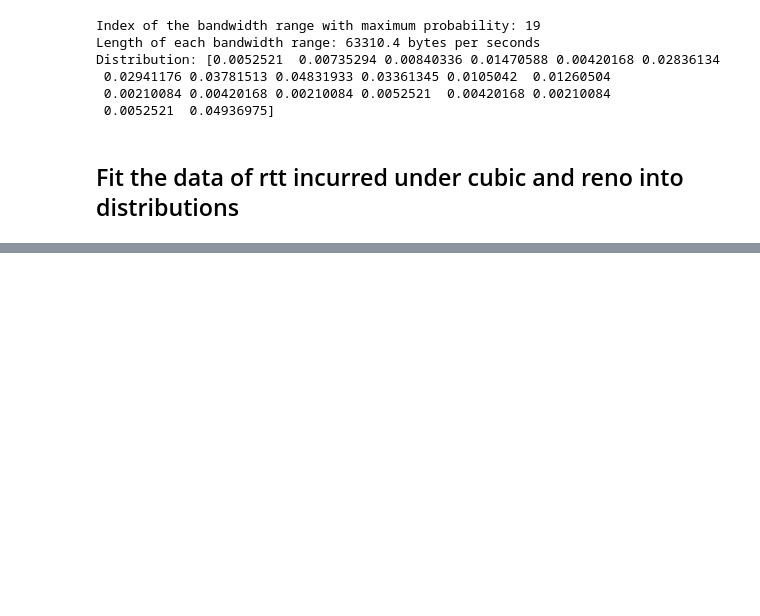
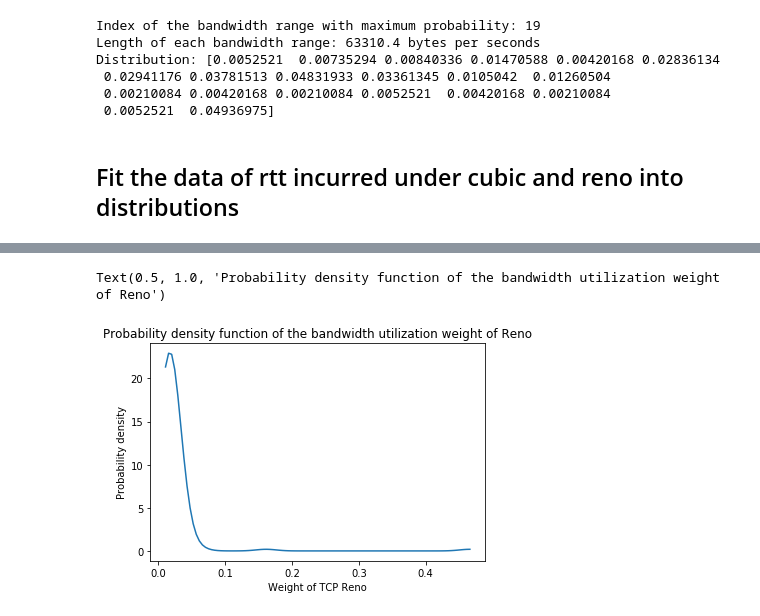
Before and after one commit to tj-kim/gym-flowsched, a Jupyter notebook: samples/data_pre-process.ipynb, the cells around one changed output, grey strips where cells are left out. Drawn from its saved outputs; the diff is of its cells as text; code cells hidden in the pictures; blank space fills up the shorter version.

```diff
--- a/samples/data_pre-process.ipynb
+++ b/samples/data_pre-process.ipynb
@@ -123,0 +194,11 @@ plt.plot(cubic_supports, cubic_pdf)
+# %%
+%matplotlib inline
+import matplotlib.pyplot as plt
+reno_wt_supports = np.arange(reno_wt_min, reno_wt_max-0.0001, (reno_wt_max-reno_wt_min)/num_samples)
+plt.plot(reno_wt_supports, reno_wt_pdf)
+plt.xlabel('Weight of TCP Reno')
+plt.ylabel('Probability density')
+plt.title('Probability density function of the bandwidth utilization weight of Reno')
+# %% [output]
+Text(0.5, 1.0, 'Probability density function of the bandwidth utilization weight of Reno')
+[figure, added]
```
Also changed, not shown: parts of 8 cells of this notebook, 5 other files.
